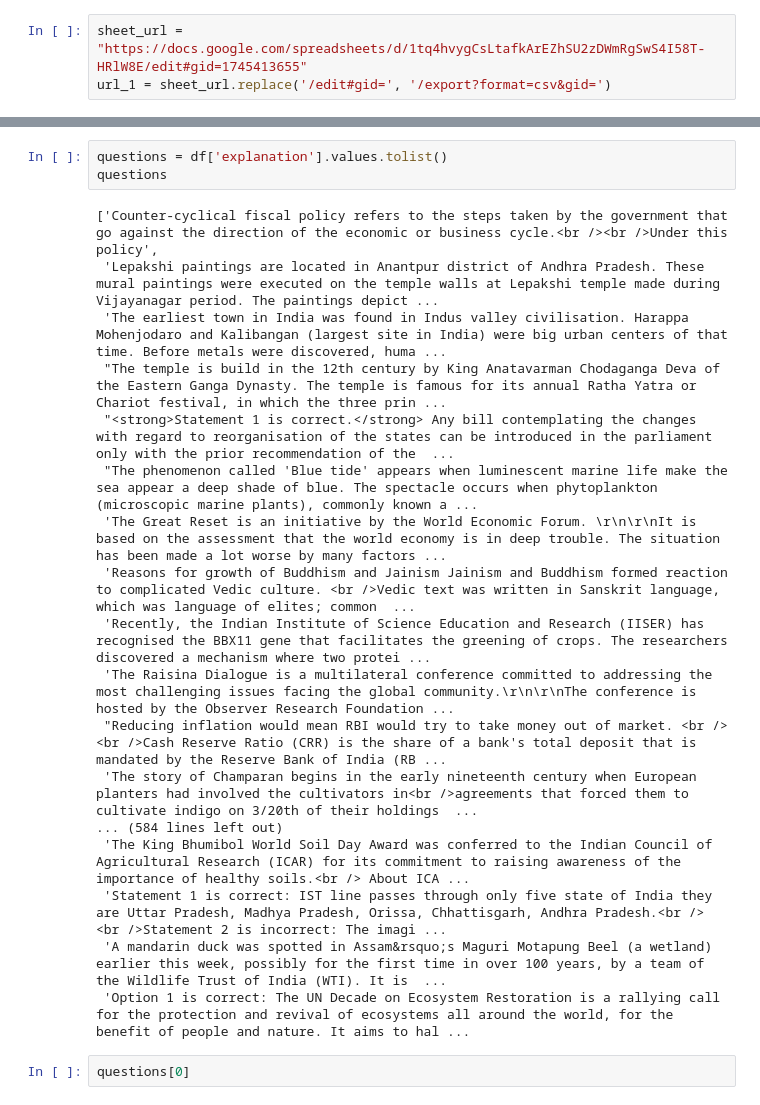
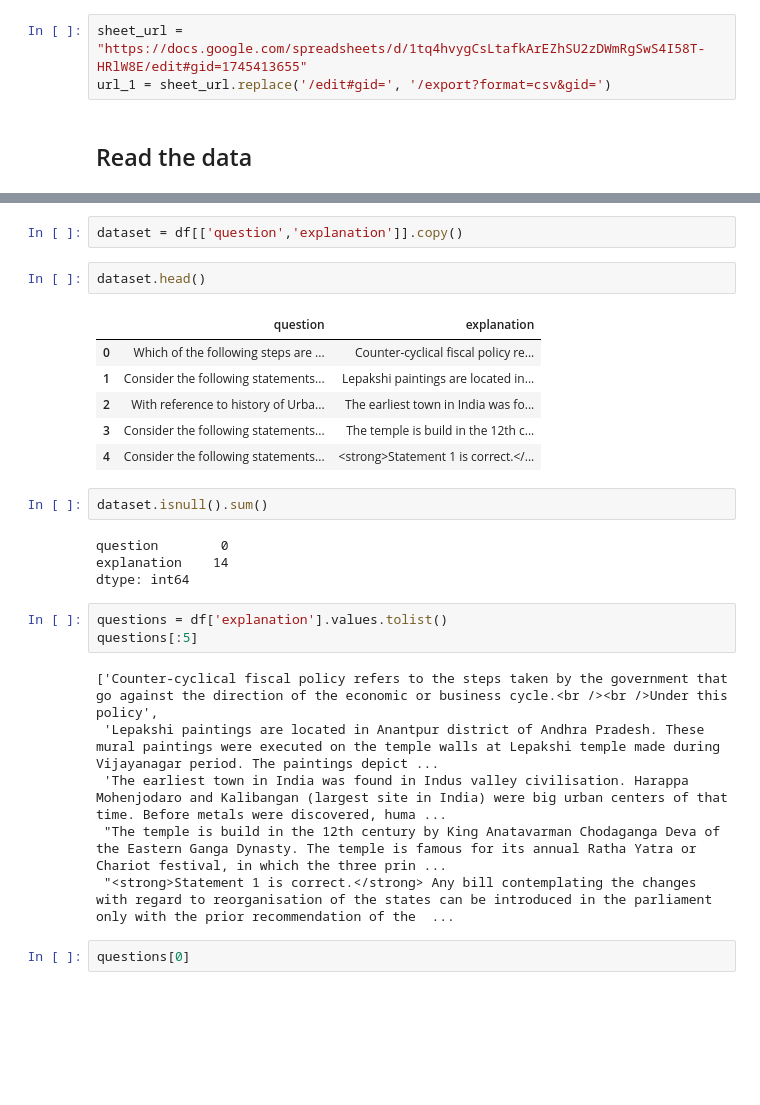
Before and after one commit to plaban1981/POCs, a Jupyter notebook: Question_Generation_edtech_poc.ipynb, the cells around one changed output, grey strips where cells are left out. Cells and saved outputs as stored; diff of their text form; blank space fills up the shorter version.

```diff
--- a/Question_Generation_edtech_poc.ipynb
+++ b/Question_Generation_edtech_poc.ipynb
@@ -131,6 +131,8 @@ qg = main.QGen()
 # %%
 sheet_url = "https://docs.google.com/spreadsheets/d/1tq4hvygCsLtafkArEZhSU2zDWmRgSwS4I58T-HRlW8E/edit#gid=1745413655"
 url_1 = sheet_url.replace('/edit#gid=', '/export?format=csv&gid=')
+# %% [markdown]
+## Read the data
 # %%
 df = pd.read_csv('/content/questions_data.csv')
 df.head()
@@ -141,27 +143,32 @@ df.head()
 | 2 | 118 | 1 | 12 | 26 | 34 | 2 | NaN | With reference to history of Urba... | 1 only | 2 only | ... |
 | 3 | 119 | 1 | 8 | 40 | 54 | 3 | NaN | Consider the following statements... | 1 only | 2 only | ... |
 | 4 | 120 | 1 | 5 | 41 | 55 | 2 | NaN | Consider the following statements... | 1 only | 1 and 2 only | ... |
+# %%
+dataset = df[['question','explanation']].copy()
+# %%
+dataset.head()
+# %% [output]
+|  | question | explanation |
+| 0 | Which of the following steps are ... | Counter-cyclical fiscal policy re... |
+| 1 | Consider the following statements... | Lepakshi paintings are located in... |
+| 2 | With reference to history of Urba... | The earliest town in India was fo... |
+| 3 | Consider the following statements... | The temple is build in the 12th c... |
+| 4 | Consider the following statements... | <strong>Statement 1 is correct.</... |
+# %%
+dataset.isnull().sum()
+# %% [output]
+question        0
+explanation    14
+dtype: int64
 # %%
 questions = df['explanation'].values.tolist()
-questions
+questions[:5]
 # %% [output]
 ['Counter-cyclical fiscal policy refers to the steps taken by the government that go against the direction of the economic or business cycle.<br /><br />Under this policy',
  'Lepakshi paintings are located in Anantpur district of Andhra Pradesh. These mural paintings were executed on the temple walls at Lepakshi temple made during Vijayanagar period. The paintings depict ...
  'The earliest town in India was found in Indus valley civilisation. Harappa Mohenjodaro and Kalibangan (largest site in India) were big urban centers of that time. Before metals were discovered, huma ...
  "The temple is build in the 12th century by King Anatavarman Chodaganga Deva of the Eastern Ganga Dynasty. The temple is famous for its annual Ratha Yatra or Chariot festival, in which the three prin ...
  "<strong>Statement 1 is correct.</strong> Any bill contemplating the changes with regard to reorganisation of the states can be introduced in the parliament only with the prior recommendation of the  ...
- "The phenomenon called 'Blue tide' appears when luminescent marine life make the sea appear a deep shade of blue. The spectacle occurs when phytoplankton (microscopic marine plants), commonly known a ...
- 'The Great Reset is an initiative by the World Economic Forum. \r\n\r\nIt is based on the assessment that the world economy is in deep trouble. The situation has been made a lot worse by many factors ...
- 'Reasons for growth of Buddhism and Jainism Jainism and Buddhism formed reaction to complicated Vedic culture. <br />Vedic text was written in Sanskrit language, which was language of elites; common  ...
- 'Recently, the Indian Institute of Science Education and Research (IISER) has recognised the BBX11 gene that facilitates the greening of crops. The researchers discovered a mechanism where two protei ...
- 'The Raisina Dialogue is a multilateral conference committed to addressing the most challenging issues facing the global community.\r\n\r\nThe conference is hosted by the Observer Research Foundation ...
- "Reducing inflation would mean RBI would try to take money out of market. <br /><br />Cash Reserve Ratio (CRR) is the share of a bank's total deposit that is mandated by the Reserve Bank of India (RB ...
- 'The story of Champaran begins in the early nineteenth century when European planters had involved the cultivators in<br />agreements that forced them to cultivate indigo on 3/20th of their holdings  ...
-... (584 lines left out)
- 'The King Bhumibol World Soil Day Award was conferred to the Indian Council of Agricultural Research (ICAR) for its commitment to raising awareness of the importance of healthy soils.<br /> About ICA ...
- 'Statement 1 is correct: IST line passes through only five state of India they are Uttar Pradesh, Madhya Pradesh, Orissa, Chhattisgarh, Andhra Pradesh.<br /> <br />Statement 2 is incorrect: The imagi ...
- 'A mandarin duck was spotted in Assam&rsquo;s Maguri Motapung Beel (a wetland) earlier this week, possibly for the first time in over 100 years, by a team of the Wildlife Trust of India (WTI). It is  ...
- 'Option 1 is correct: The UN Decade on Ecosystem Restoration is a rallying call for the protection and revival of ecosystems all around the world, for the benefit of people and nature. It aims to hal ...
 # %%
 questions[0]
 # %% [output]
```
Also changed, not shown: parts of 48 cells of this notebook.
